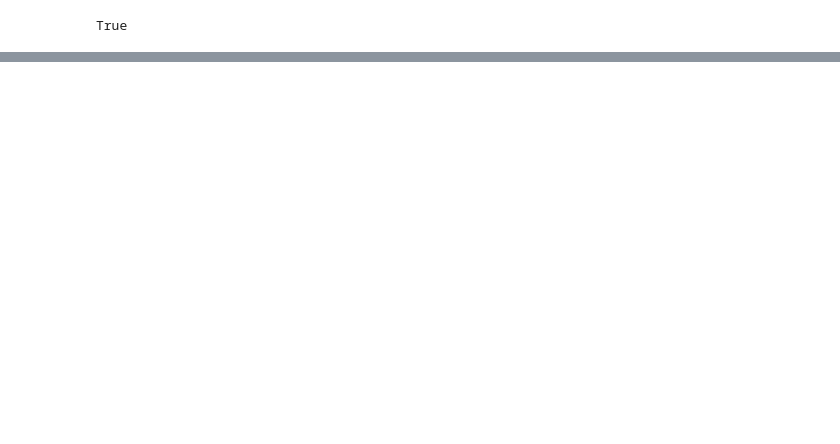
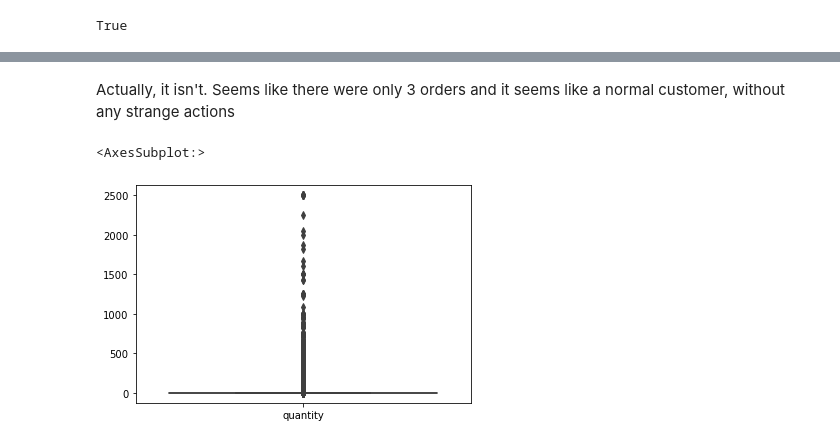
Before and after one commit to cubazis/inno_stats_2020, a Jupyter notebook: lab1.ipynb, the cells around one changed output, grey strips where cells are left out. Cells and saved outputs as stored; diff of their text form; code cells hidden in the pictures; blank space fills up the shorter version.

```diff
--- a/lab1.ipynb
+++ b/lab1.ipynb
@@ -117,0 +186,5 @@ df[df['is_green'].isnull()]
+# %%
+df = pd.read_csv('data/products_20200901.csv',
+                 parse_dates=['date'],
+                 date_parser=dateparse
+                )
@@ -117,0 +242,2 @@ df[df['is_green'].isnull()]
+# %%
+quantity_mean, quantity_std = df[['id_card', 'quantity']].groupby('id_card').mean(), df[['id_card', 'quantity']].groupby('id_card').std()
@@ -117,0 +291,2 @@ df[df['is_green'].isnull()]
+# %% [markdown]
+Actually, it isn't. Seems like there were only 3 orders and it seems like a normal customer, without any strange actions
@@ -117,0 +296,5 @@ df[df['is_green'].isnull()]
+# %%
+sns.boxplot(data=quantity_mean)
+# %% [output]
+<AxesSubplot:>
+[figure, added]
```
Also changed, not shown: parts of 194 cells of this notebook.
